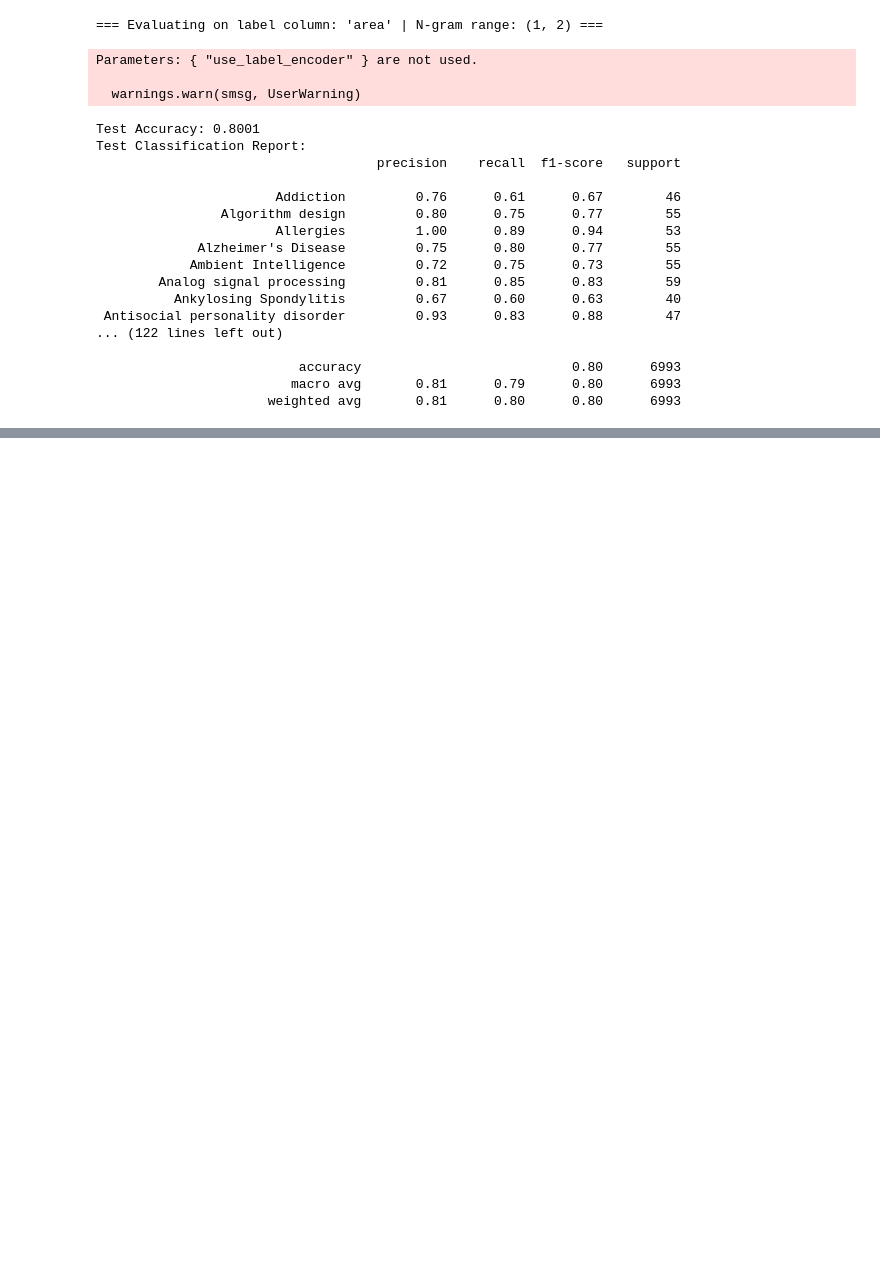
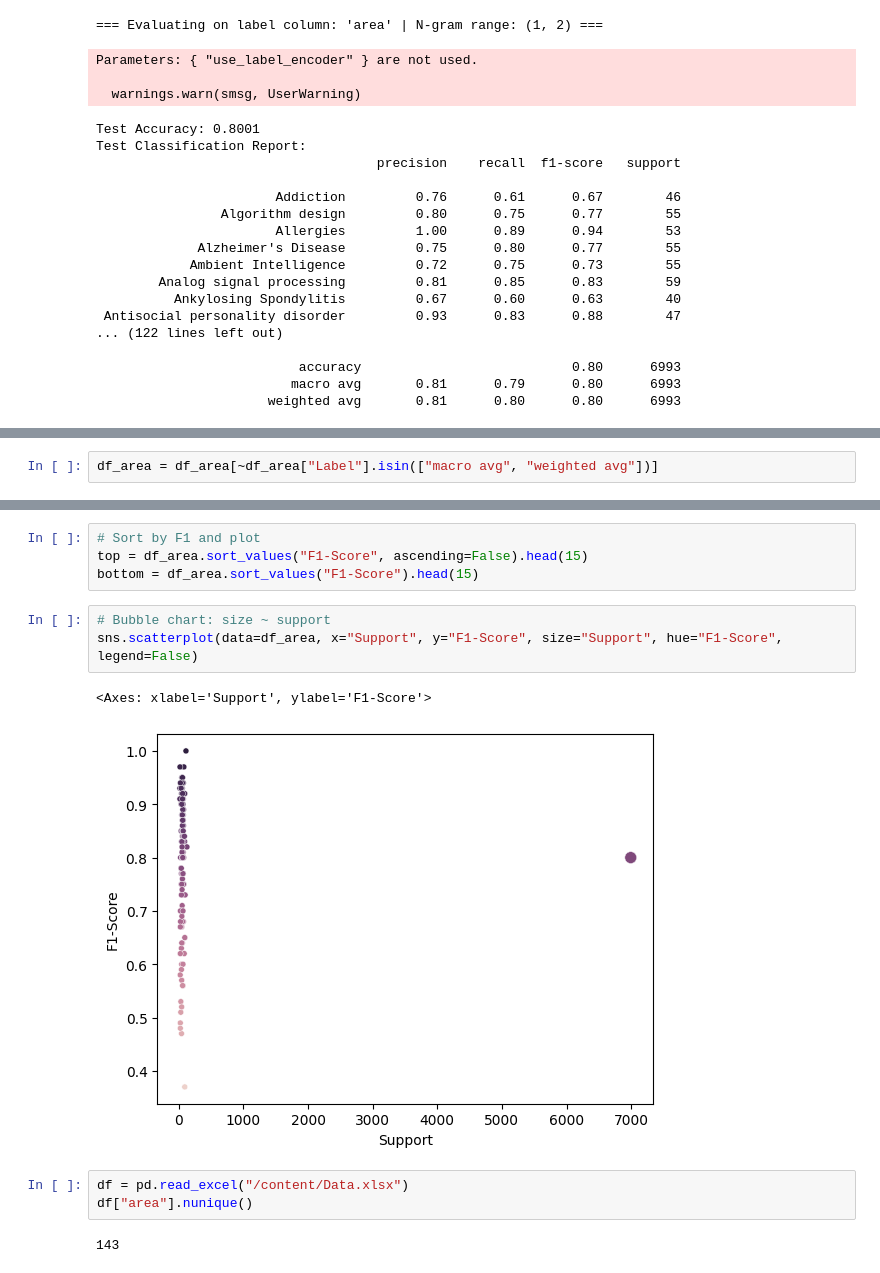
Before and after one commit to ShirBernBGU/Big-Data-Abstracts-Classification, a Jupyter notebook: models/training_tf_idf.ipynb, the cells around one changed output, grey strips where cells are left out. Cells and saved outputs as stored; diff of their text form; blank space fills up the shorter version.

```diff
--- a/models/training_tf_idf.ipynb
+++ b/models/training_tf_idf.ipynb
@@ -326,0 +406,2 @@ Test Classification Report:
+# %%
+df_area = df_area[~df_area["Label"].isin(["macro avg", "weighted avg"])]
@@ -326,0 +453,15 @@ Test Classification Report:
+# %%
+# Sort by F1 and plot
+top = df_area.sort_values("F1-Score", ascending=False).head(15)
+bottom = df_area.sort_values("F1-Score").head(15)
+# %%
+# Bubble chart: size ~ support
+sns.scatterplot(data=df_area, x="Support", y="F1-Score", size="Support", hue="F1-Score", legend=False)
+# %% [output]
+<Axes: xlabel='Support', ylabel='F1-Score'>
+[figure, added]
+# %%
+df = pd.read_excel("/content/Data.xlsx")
+df["area"].nunique()
+# %% [output]
+143
```
Also changed, not shown: parts of 13 cells of this notebook.
